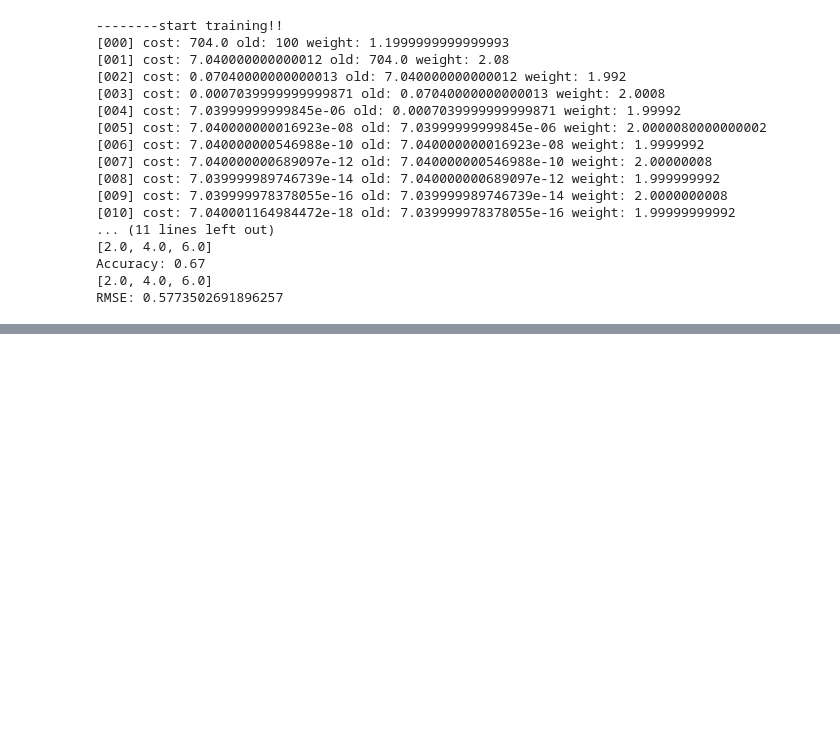
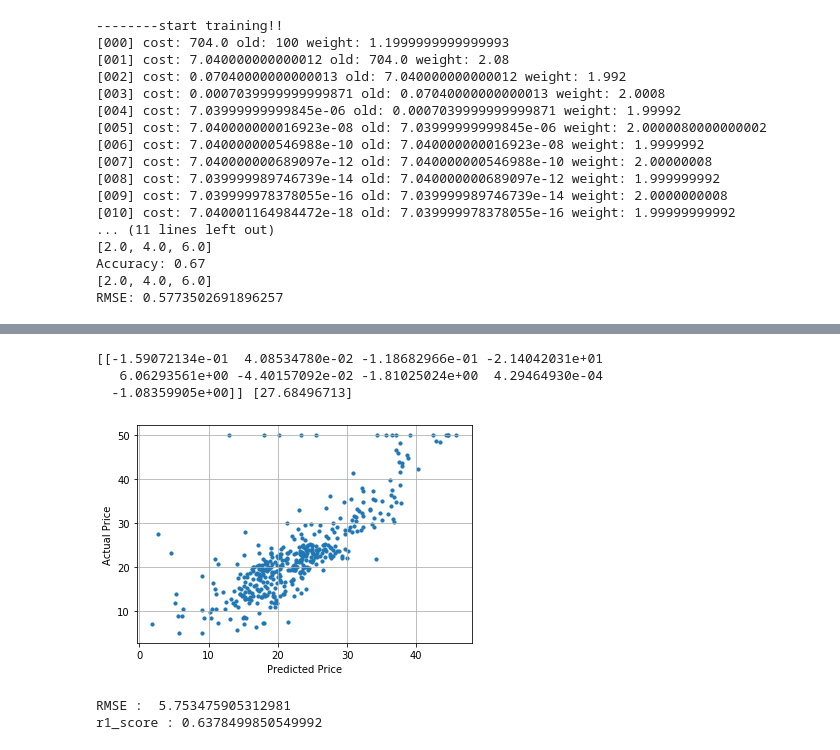
Before and after one commit to Yo0oN/AI_Innovation_Square, a Jupyter notebook: machine_learning/machine_learning.ipynb, the cells around one changed output, grey strips where cells are left out. Drawn from its saved outputs; the diff is of its cells as text; code cells hidden in the pictures; blank space fills up the shorter version.

```diff
--- a/machine_learning/machine_learning.ipynb
+++ b/machine_learning/machine_learning.ipynb
@@ -263,0 +360,3 @@ RMSE: 0.5773502691896257
+# %%
+x = df.iloc[:, :-1] # 9개의 컬럼을 모두 피쳐로 사용
+y = df['MEDV'].values.reshape(-1, 1)
@@ -263,0 +399,39 @@ RMSE: 0.5773502691896257
+# %%
+# 클래스의 인스턴스 생성하기
+lr = LinearRegression()
+# 학습
+lr.fit(x, y)
+
+# 회귀계수
+print(lr.coef_, lr.intercept_) # 가중치 w 가 9개가 생성, bias는 1개 생성
+# 예측함수는 H(x) = w1*x1 + w2*x2 + ... + w9*x9 + b 처럼 만들어짐
+# [[-1.59072134e-01  4.08534780e-02 -1.18682966e-01 -2.14042031e+01
+#    6.06293561e+00 -4.40157092e-02 -1.81025024e+00  4.29464930e-04
+#   -1.08359905e+00]] [27.68496713]
+
+# 예측값
+y_predict = lr.predict(x)
+# print(y_predict)
+
+# 시각화
+plt.scatter(y_predict, y, s = 10)
+plt.xlabel('Predicted Price')
+plt.ylabel('Actual Price')
+plt.grid(True)
+plt.show()
+
+# 정확도 측정
+mse = mean_squared_error(y, y_predict)
+rmse = np.sqrt(mse) # mse의 제곱근
+print('RMSE : ', rmse) # RMSE : 5.753475905312981 열(정보)이 많아지니 정확도가 증가.
+
+# 결정계수
+r2 = r2_score(y, y_predict)
+print('r1_score :', r2)
+# %% [output]
+[[-1.59072134e-01  4.08534780e-02 -1.18682966e-01 -2.14042031e+01
+   6.06293561e+00 -4.40157092e-02 -1.81025024e+00  4.29464930e-04
+  -1.08359905e+00]] [27.68496713]
+[figure, added]
+RMSE :  5.753475905312981
+r1_score : 0.6378499850549992
```
Also changed, not shown: parts of 8 cells of this notebook, 2 other files.
